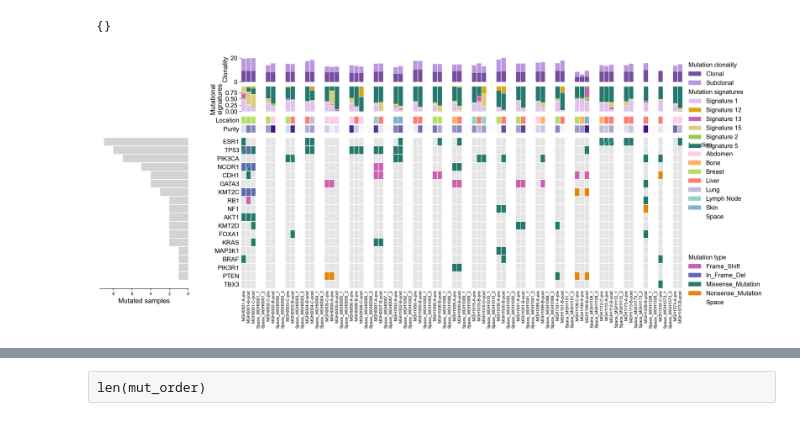
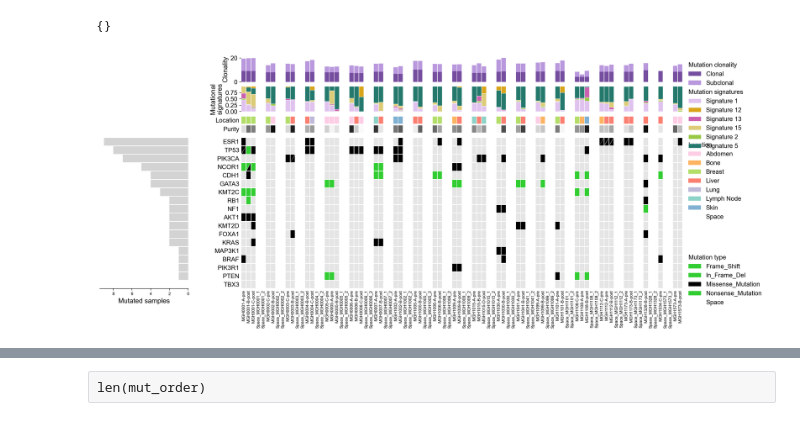
Before and after one commit to getzlab/Rapid_Autopsy_Convergent_Evolution, a Jupyter notebook: Figure2/Extended_Data_PrePost_Comut/PrePost_Sample_Comut.ipynb, the cells around one changed output, grey strips where cells are left out. Cells and saved outputs as stored; diff of their text form; code cells hidden in the pictures.

Commit message:
edited pre_post comuts

```diff
--- a/Figure2/Extended_Data_PrePost_Comut/PrePost_Sample_Comut.ipynb
+++ b/Figure2/Extended_Data_PrePost_Comut/PrePost_Sample_Comut.ipynb
@@ -64,10 +64,14 @@ balance_6 = palettable.cmocean.diverging.Balance_6.mpl_colors
 safe_10 = palettable.cartocolors.qualitative.Safe_10.mpl_colors
 vivid_10 = palettable.cartocolors.qualitative.Vivid_10.mpl_colors
 purp_7 = palettable.cartocolors.sequential.Purp_7.mpl_colormap
+gray_10 = palettable.cmocean.sequential.Gray_10.mpl_colors
 
-mut_mapping = {'Missense_Mutation': vivid_10[5], 'Nonsense_Mutation': vivid_10[0], 'In_Frame_Del': vivid_10[1],
-               'Frame_Shift': vivid_10[4], 'Other':vivid_10[2], 'Space': '#FFFFFF',
-              'Absent': {'facecolor': 'grey', 'alpha': 0.2}}
+mut_cn_mapping_gs = {'Missense_Mutation': 'black', 'Nonsense_Mutation': 'limegreen', 'In_Frame_Del': 'limegreen',
+               'Frame_Shift': 'limegreen','Splice_Site':'limegreen', 'Space': '#FFFFFF',
+              'Absent': {'facecolor': 'grey', 'alpha': 0.2},
+                'baseline': {'facecolor': 'grey', 'alpha': 0.2}, 'amplification': balance_6[-2],
+                    'deletion': balance_6[1],
+               '0': {'facecolor': 'black', 'alpha': 0.5}}
 
 cna_mapping = {'baseline': 'white', 'amplification': balance_6[-2], 'deletion': balance_6[1],
                '0': {'facecolor': 'black', 'alpha': 0.5}}
@@ -101,7 +105,7 @@ location_mapping={'Space': '#FFFFFF','Lymph Node':Set3[0] ,
 
 #add data
 
-pre_post_comut.add_categorical_data(mutation_data, name = 'Mutation type', category_order=mut_order, mapping=mut_mapping)
+pre_post_comut.add_categorical_data(mutation_data, name = 'Mutation type', category_order=mut_order, mapping=mut_cn_mapping_gs)
 
 pre_post_comut.add_categorical_data(location_data, name = 'Location',mapping=location_mapping)
 
@@ -109,7 +113,7 @@ pre_post_comut.add_categorical_data(location_data, name = 'Location',mapping=loc
 #autopsy_comut.add_sample_indicators(group_patient_data, name = 'Same patient', plot_kwargs=indicator_kwargs)
 
 
-pre_post_comut.add_continuous_data(purity_data, name = 'Purity', mapping = 'Purples', cat_mapping = cat_mapping, value_range = value_range)
+pre_post_comut.add_continuous_data(purity_data, name = 'Purity', mapping = 'Greys', cat_mapping = cat_mapping, value_range = (0,1))
 
 
 pre_post_comut.add_bar_data(mutation_burden_data, name = 'Mutation clonality', mapping = burden_mapping, stacked = True,
@@ -136,31 +140,31 @@ custom_rcParams = {
 }
 
 heights = {'Mutational signatures': 2}
 
 
 matplotlib.rcParams.update(custom_rcParams)
 
 
 structure = [['Mutation type'],
              ['Purity', 'Location'],
              ['Mutational signatures'],
             ['Mutation clonality']]
 
 print(pre_post_comut.axes)
 #autopsy_comut.axes['Same patient'].tick_params(pad=100)
 
 pre_post_comut.plot_comut(x_padding = 0.05, y_padding = 0.04, tri_padding = 0.03, hspace = 0.08, structure = structure,
                  subplot_hspace = 0.1, figsize = (20, 8))
 
 #autopsy_comut.add_unified_legend()
 mut_signatures_leg = pre_post_comut.add_axis_legend(name = 'Mutational signatures', bbox_to_anchor = (1, 1.1), title = 'Mutation signatures', ncol = 1)
 location_leg = pre_post_comut.add_axis_legend(name = 'Location', bbox_to_anchor = (1.145, -1.6), title = 'Location', ncol = 1)
 mut_leg = pre_post_comut.add_axis_legend(name = 'Mutation type',  bbox_to_anchor = (1, 0.26), title = 'Mutation type', ncol = 1)
 clonality_leg = pre_post_comut.add_axis_legend(name = 'Mutation clonality', bbox_to_anchor = (1, 1), title='Mutation clonality', ncol = 1)
 #cna_leg = pre_post_comut.add_axis_legend(name = 'Copy number alteration', bbox_to_anchor = (1, 1), title='Mutation clonality', ncol = 1)
 
 
 #autopsy_comut.figure
 # %% [output]
 {}
-[figure, old version]
+[figure, new version]
```
Also changed, not shown: parts of 7 cells of this notebook, 14 other files.
